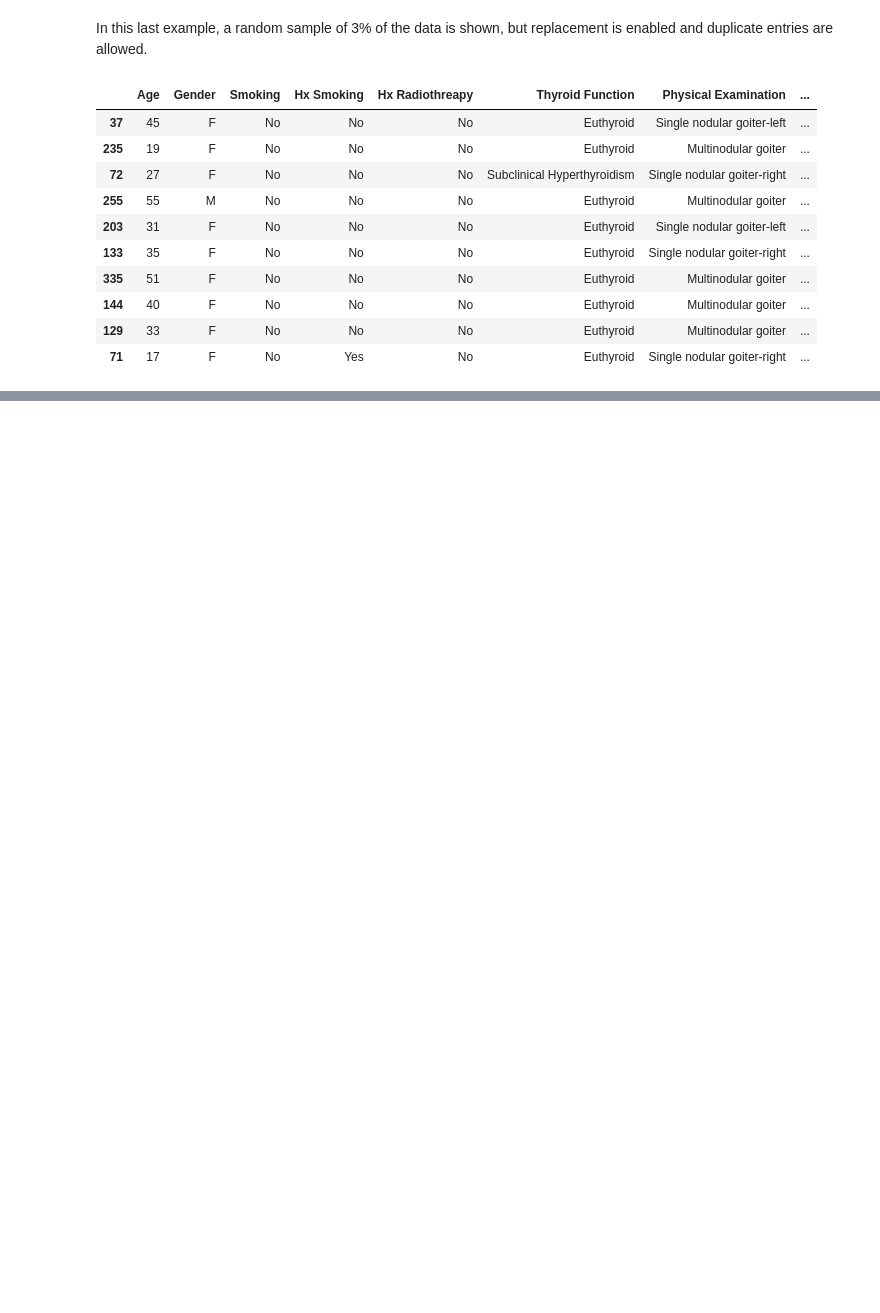
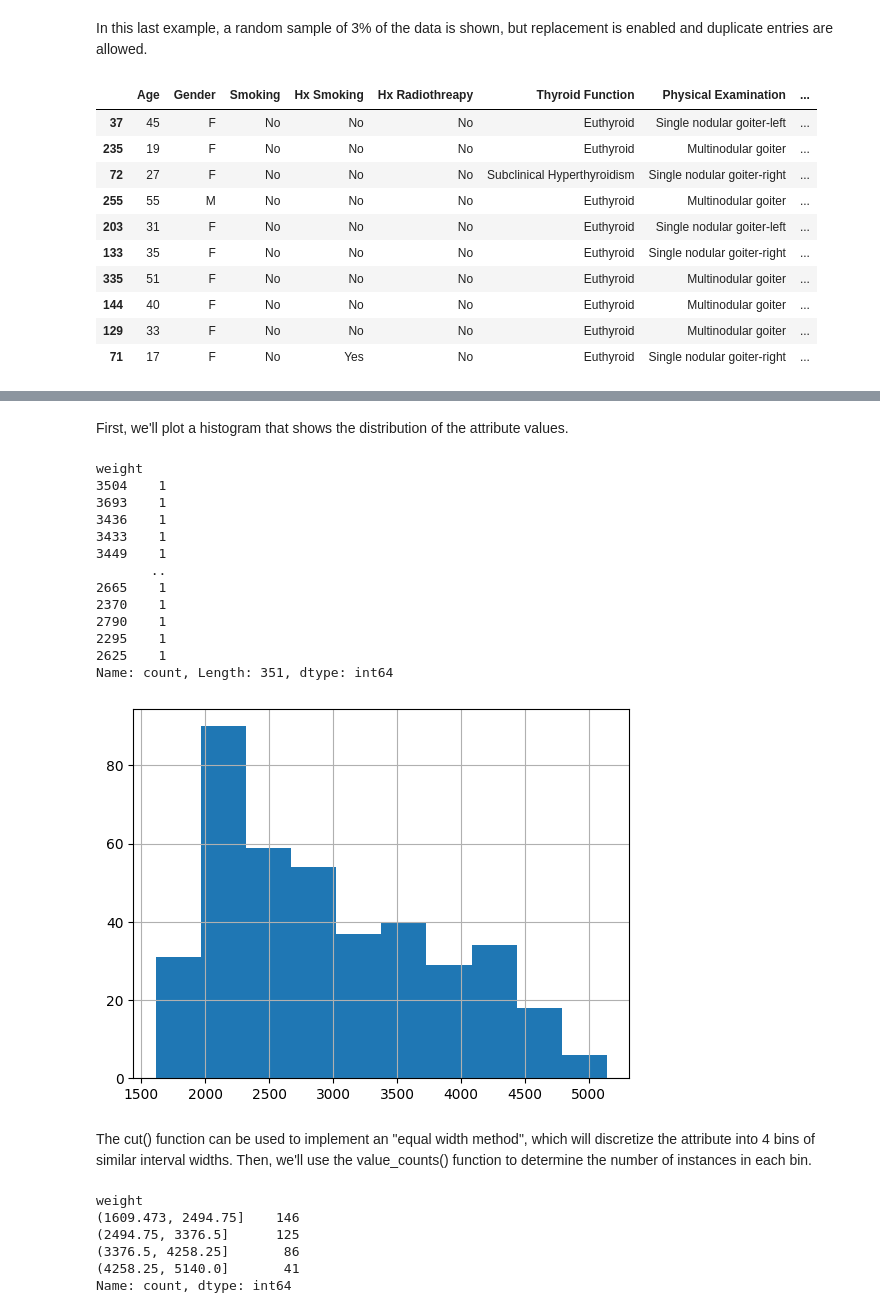
Before and after one commit to Romin-6522/CSC177-Outliers-Projects, a Jupyter notebook: DTCR_DataPreprocessing.ipynb, the cells around one changed output, grey strips where cells are left out. Drawn from its saved outputs; the diff is of its cells as text; code cells hidden in the pictures; blank space fills up the shorter version.

Commit message:
Added 2nd Missing Values section and Discretization

```diff
--- a/DTCR_DataPreprocessing.ipynb
+++ b/DTCR_DataPreprocessing.ipynb
@@ -589,0 +618,37 @@ sample
+# %% [markdown]
+First, we'll plot a histogram that shows the distribution of the attribute values.
+# %%
+import pandas as pd
+import matplotlib.pyplot as plt
+
+mpg_data = pd.read_csv('./auto-mpg.csv')
+
+mpg_data['weight'].hist(bins=10)
+mpg_data['weight'].value_counts(sort=False)
+# %% [output]
+weight
+3504    1
+3693    1
+3436    1
+3433    1
+3449    1
+       ..
+2665    1
+2370    1
+2790    1
+2295    1
+2625    1
+Name: count, Length: 351, dtype: int64
+[figure, added]
+# %% [markdown]
+The cut() function can be used to implement an "equal width method", which will discretize the attribute into 4 bins of similar interval widths.  Then, we'll use the value_counts() function to determine the number of instances in each bin.
+# %%
+bins = pd.cut(mpg_data['weight'],4)
+bins.value_counts(sort=False)
+# %% [output]
+weight
+(1609.473, 2494.75]    146
+(2494.75, 3376.5]      125
+(3376.5, 4258.25]       86
+(4258.25, 5140.0]       41
+Name: count, dtype: int64
```
Also changed, not shown: parts of 18 cells of this notebook, 1 other file.
